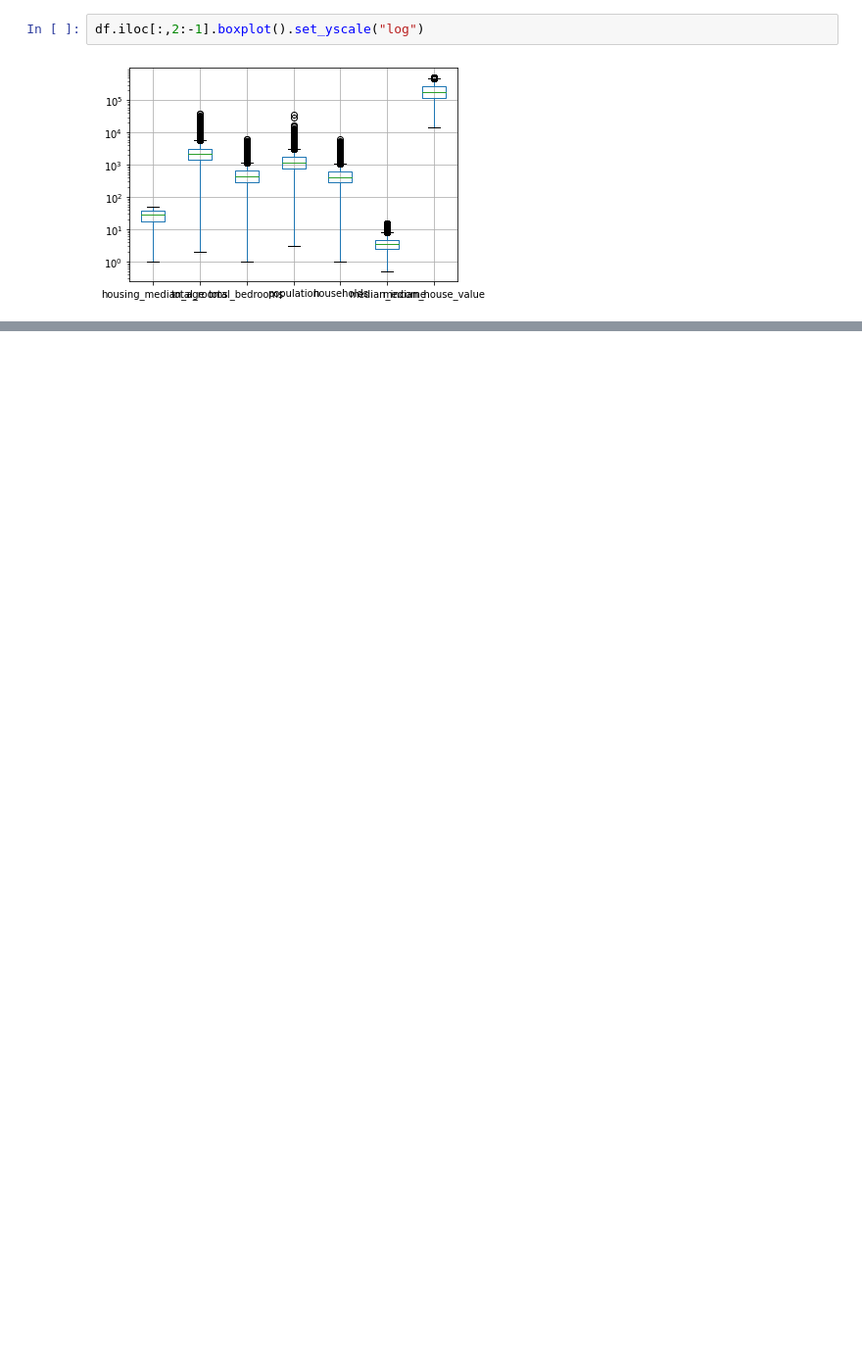
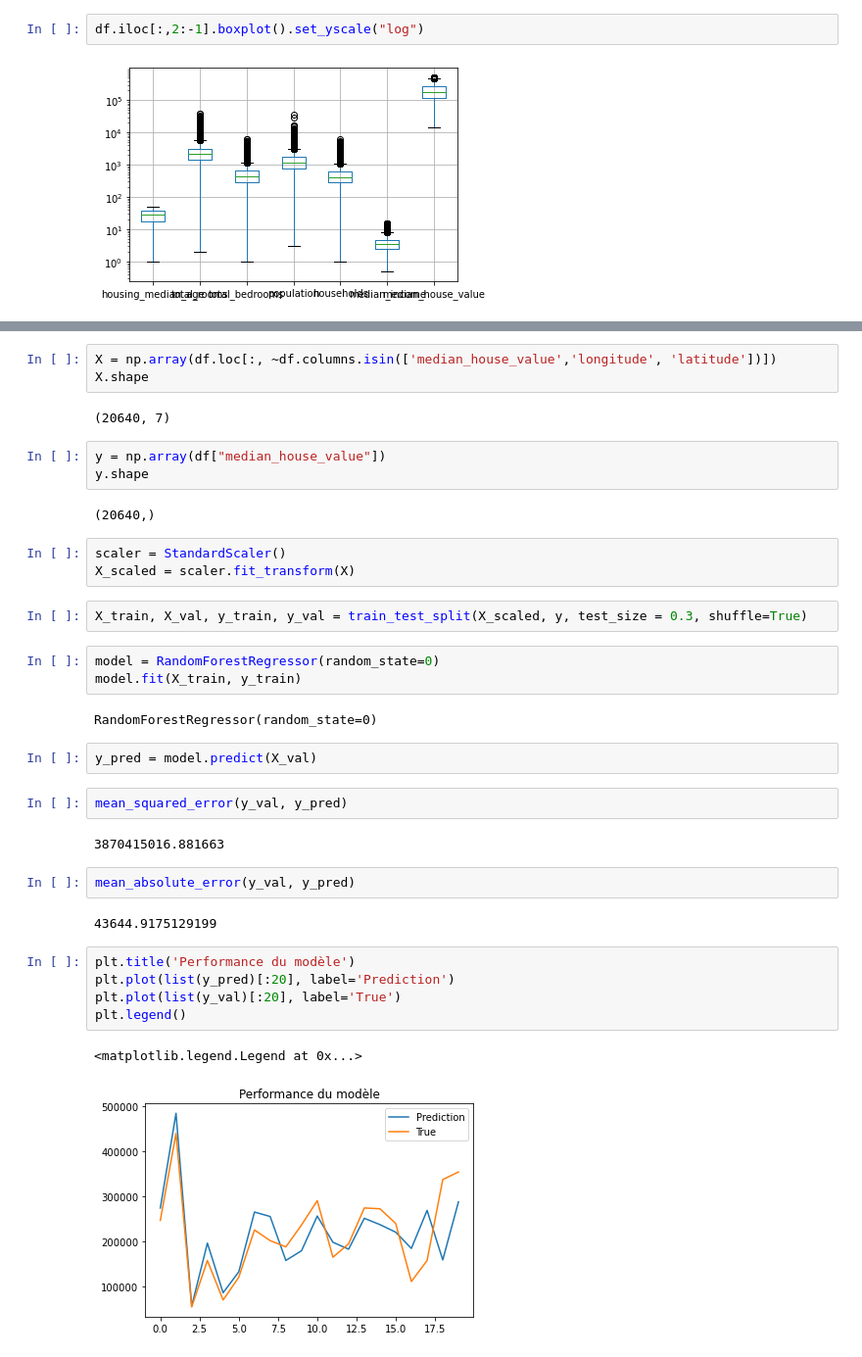
Before and after one commit to kawthar-eltarr/House-Prediction, a Jupyter notebook: house_prediction_ML.ipynb, the cells around one changed output, grey strips where cells are left out. Shown at 98% size. Drawn from its saved outputs; the diff is of its cells as text; blank space fills up the shorter version.

```diff
--- a/house_prediction_ML.ipynb
+++ b/house_prediction_ML.ipynb
@@ -105,0 +120,38 @@ sns.heatmap(corr, annot = True, cmap="summer")
+# %%
+X = np.array(df.loc[:, ~df.columns.isin(['median_house_value','longitude', 'latitude'])])
+X.shape
+# %% [output]
+(20640, 7)
+# %%
+y = np.array(df["median_house_value"])
+y.shape
+# %% [output]
+(20640,)
+# %%
+scaler = StandardScaler()
+X_scaled = scaler.fit_transform(X)
+# %%
+X_train, X_val, y_train, y_val = train_test_split(X_scaled, y, test_size = 0.3, shuffle=True)
+# %%
+model = RandomForestRegressor(random_state=0)
+model.fit(X_train, y_train)
+# %% [output]
+RandomForestRegressor(random_state=0)
+# %%
+y_pred = model.predict(X_val)
+# %%
+mean_squared_error(y_val, y_pred)
+# %% [output]
+3870415016.881663
+# %%
+mean_absolute_error(y_val, y_pred)
+# %% [output]
+43644.9175129199
+# %%
+plt.title('Performance du modèle')
+plt.plot(list(y_pred)[:20], label='Prediction')
+plt.plot(list(y_val)[:20], label='True')
+plt.legend()
+# %% [output]
+<matplotlib.legend.Legend at 0x...>
+[figure, added]
```
Also changed, not shown: parts of 13 cells of this notebook.
